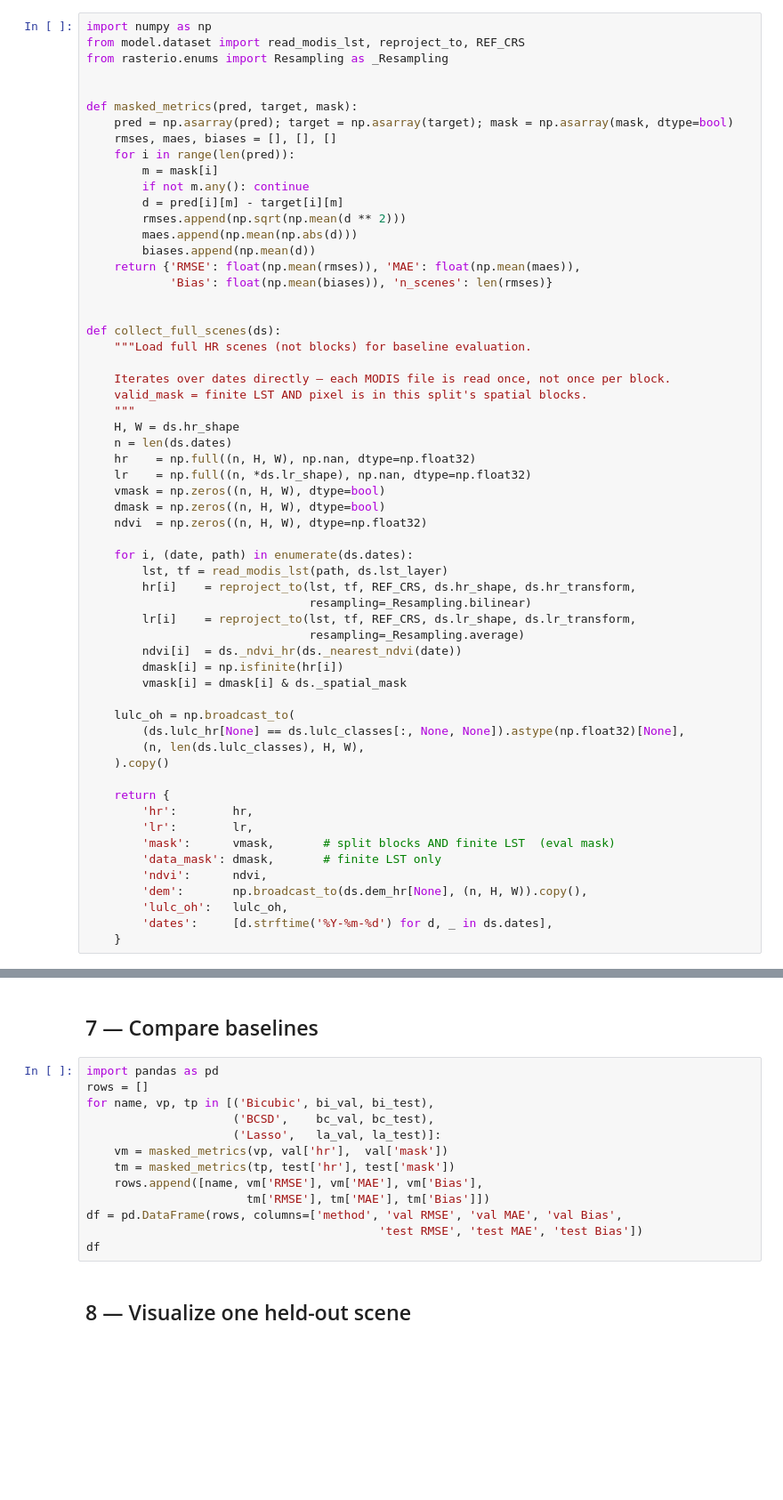
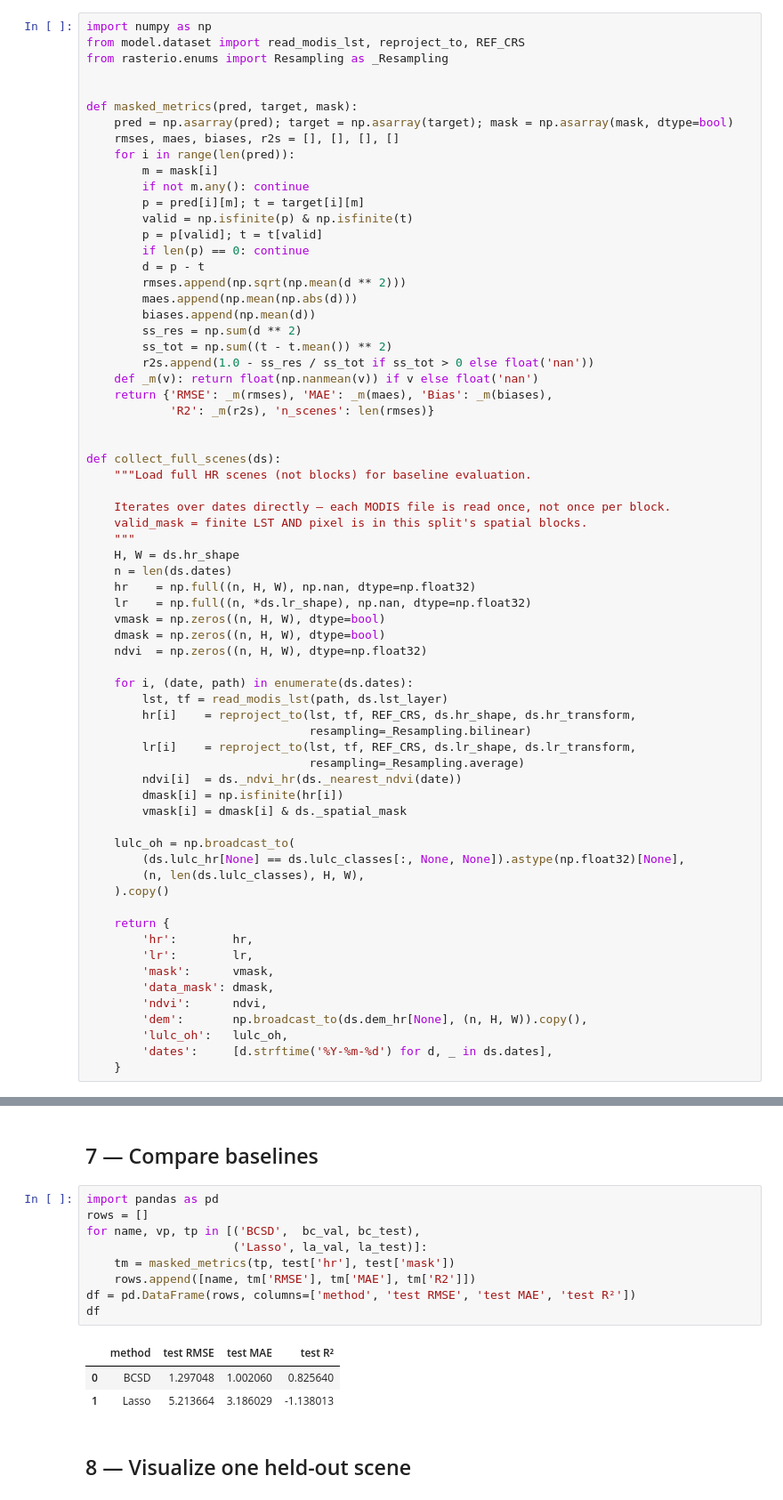
Before and after one commit to fresleven/downscaling, a Jupyter notebook: notebooks/colabs/baselines.ipynb, the cells around one changed output, grey strips where cells are left out. Shown at 89% size. Saved outputs shown, nothing was run; the diff lists cells and outputs as text; blank space fills up the shorter version.

```diff
--- a/notebooks/colabs/baselines.ipynb
+++ b/notebooks/colabs/baselines.ipynb
@@ -62,16 +68,24 @@ from rasterio.enums import Resampling as _Resampling
 
 def masked_metrics(pred, target, mask):
     pred = np.asarray(pred); target = np.asarray(target); mask = np.asarray(mask, dtype=bool)
-    rmses, maes, biases = [], [], []
+    rmses, maes, biases, r2s = [], [], [], []
     for i in range(len(pred)):
         m = mask[i]
         if not m.any(): continue
-        d = pred[i][m] - target[i][m]
+        p = pred[i][m]; t = target[i][m]
+        valid = np.isfinite(p) & np.isfinite(t)
+        p = p[valid]; t = t[valid]
+        if len(p) == 0: continue
+        d = p - t
         rmses.append(np.sqrt(np.mean(d ** 2)))
         maes.append(np.mean(np.abs(d)))
         biases.append(np.mean(d))
-    return {'RMSE': float(np.mean(rmses)), 'MAE': float(np.mean(maes)),
-            'Bias': float(np.mean(biases)), 'n_scenes': len(rmses)}
+        ss_res = np.sum(d ** 2)
+        ss_tot = np.sum((t - t.mean()) ** 2)
+        r2s.append(1.0 - ss_res / ss_tot if ss_tot > 0 else float('nan'))
+    def _m(v): return float(np.nanmean(v)) if v else float('nan')
+    return {'RMSE': _m(rmses), 'MAE': _m(maes), 'Bias': _m(biases),
+            'R2': _m(r2s), 'n_scenes': len(rmses)}
 
 
 def collect_full_scenes(ds):
@@ -106,8 +120,8 @@ def collect_full_scenes(ds):
     return {
         'hr':        hr,
         'lr':        lr,
-        'mask':      vmask,       # split blocks AND finite LST  (eval mask)
-        'data_mask': dmask,       # finite LST only
+        'mask':      vmask,
+        'data_mask': dmask,
         'ndvi':      ndvi,
         'dem':       np.broadcast_to(ds.dem_hr[None], (n, H, W)).copy(),
         'lulc_oh':   lulc_oh,
@@ -261,16 +279,16 @@ print('Test:', masked_metrics(la_test, test['hr'], test['mask']))
 # %%
 import pandas as pd
 rows = []
-for name, vp, tp in [('Bicubic', bi_val, bi_test),
-                     ('BCSD',    bc_val, bc_test),
-                     ('Lasso',   la_val, la_test)]:
-    vm = masked_metrics(vp, val['hr'],  val['mask'])
+for name, vp, tp in [('BCSD',  bc_val, bc_test),
+                     ('Lasso', la_val, la_test)]:
     tm = masked_metrics(tp, test['hr'], test['mask'])
-    rows.append([name, vm['RMSE'], vm['MAE'], vm['Bias'],
-                       tm['RMSE'], tm['MAE'], tm['Bias']])
-df = pd.DataFrame(rows, columns=['method', 'val RMSE', 'val MAE', 'val Bias',
-                                          'test RMSE', 'test MAE', 'test Bias'])
+    rows.append([name, tm['RMSE'], tm['MAE'], tm['R2']])
+df = pd.DataFrame(rows, columns=['method', 'test RMSE', 'test MAE', 'test R²'])
 df
+# %% [output]
+|  | method | test RMSE | test MAE | test R² |
+| 0 | BCSD | 1.297048 | 1.002060 | 0.825640 |
+| 1 | Lasso | 5.213664 | 3.186029 | -1.138013 |
 # %% [markdown]
 ## 8 — Visualize one held-out scene
 # %%
```
Also changed, not shown: parts of 8 cells of this notebook, 7 other files.
